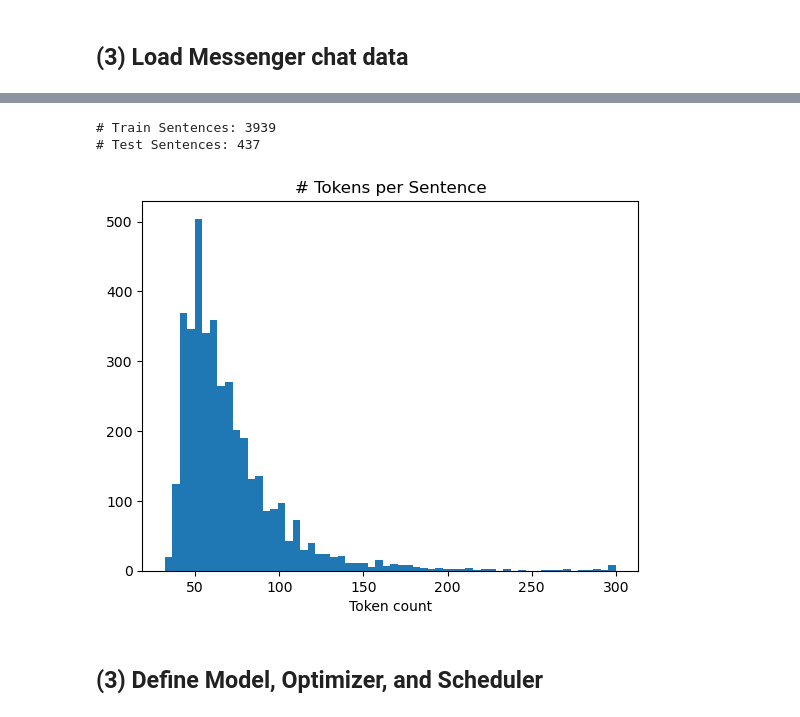
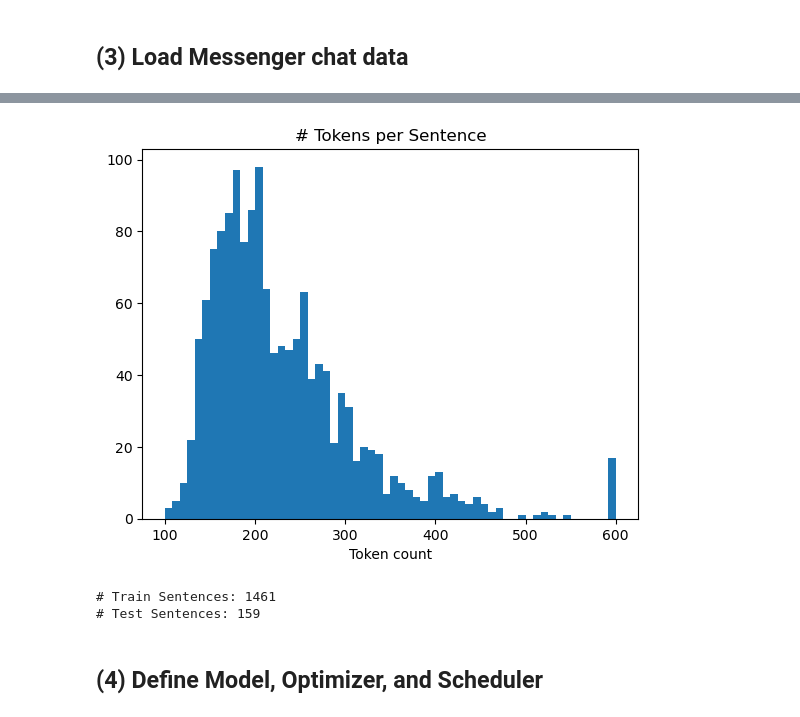
Before and after one commit to johnma2006/candle, a Jupyter notebook: experiments/nlp_experiments/5.0 LoRA fine-tuning Llama on my Messenger chats.ipynb, the cells around one changed output, grey strips where cells are left out. Drawn from its saved outputs; the diff is of its cells as text; code cells hidden in the pictures.

Commit message:
Add LoRA finetune experiment

```diff
--- a/experiments/nlp_experiments/5.0 LoRA fine-tuning Llama on my Messenger chats.ipynb
+++ b/experiments/nlp_experiments/5.0 LoRA fine-tuning Llama on my Messenger chats.ipynb
@@ -27,9 +28,9 @@ import experiments.textgenutils as gutils
 class Config:
     # Optimization configs
 
-    ITERATIONS = 800  # Roughly 2 epochs
+    ITERATIONS = 700  # Roughly 1 epoch
     WARMUP_STEPS = 40
-    BATCH_SIZE = 10
+    BATCH_SIZE = 2
     LEARNING_RATE = 1e-4
     WEIGHT_DECAY = 0.0
     ADAM_BETAS = (0.9, 0.95)
@@ -38,15 +39,15 @@ class Config:
     # Dashboard configs
 
     EVAL_ITERS = 5
-    EVAL_BATCH_SIZE = 10
+    EVAL_BATCH_SIZE = 1
     EVAL_FRACTION = 0.1
     DASHBOARD_REFRESH_ITERS = 1
-    SAMPLE_GENERATION_ITERS = 20
+    SAMPLE_GENERATION_ITERS = 10
 
     # LoRA configs
 
-    LORA_RANK = 8
-    LORA_ALPHA = 16
+    LORA_RANK = 16
+    LORA_ALPHA = 32
     LORA_DROPOUT = 0.05
 
 
@@ -58,7 +59,7 @@ MODEL_DIR = '/mnt/disks/disk1/llama2/'
 tokenizer = candle.models.llama.LlamaTokenizer(os.path.join(MODEL_DIR, 'tokenizer.model'))
 pad_id = tokenizer.sp_model.pad_id()
 # %%
-SYSTEM_MESSAGE = ('You are John Ma on a messenging app.')
-chat_template = candle.nlp.chattemplates.LlamaChatTemplate(system_message=SYSTEM_MESSAGE)
+chat_template = candle.nlp.chattemplates.LlamaChatTemplate(system_message='You are John Ma.')
+# chat_template = candle.nlp.chattemplates.LlamaChatTemplate(system_message=None)
 # %% [markdown]
 ## (3) Load Messenger chat data
@@ -65,7 +68,12 @@ chat_template = candle.nlp.chattemplates.LlamaChatTemplate(system_message=SYSTEM
 # %%
-with open('/home/johnma2006/candle/experiments/nlp_experiments/chats/messenger_chats.json', 'r' ) as f:
+# Path to the cleaned, curated Messenger chats in JSON format
+messenger_chat_json = '/home/johnma2006/messengerchats/messenger_chat.json'
+
+with open(messenger_chat_json, 'r' ) as f:
     messenger_chat_json = json.load(f)
-messenger_chat_json = [[{'role': 'system', 'content': chat_template.system_message}] + m for m in messenger_chat_json]
+
+if chat_template.system_message is not None:
+    messenger_chat_json = [[{'role': 'system', 'content': chat_template.system_message}] + m for m in messenger_chat_json]
 
 chats = [chat_template.apply_chat_template(message, add_generation_prompt=False) for message in messenger_chat_json]
 # %%
@@ -87,16 +107,10 @@ sentences = [tokenizer.encode(chat) for chat in chats]
 test_i = np.random.choice(len(sentences), int(len(sentences) * config.EVAL_FRACTION), replace=False)
 test_sentences = [sentences[i] for i in test_i]
 train_sentences = [sentences[i] for i in range(len(sentences)) if i not in test_i]
-
-print('# Train Sentences:', len(train_sentences))
-print('# Test Sentences:', len(test_sentences))
-# %% [output]
-# Train Sentences: 3939
-# Test Sentences: 437
 # %%
-plt.hist([min(300, len(i)) for i in train_sentences], bins=60)
+plt.hist([min(600, len(i)) for i in train_sentences], bins=60)
 plt.title('# Tokens per Sentence')
 plt.xlabel('Token count')
 plt.show()
 # %% [output]
-[figure, old version]
+[figure, new version]
@@ -107,5 +117,18 @@ TOKEN_TRUNCATION_LEN = 200
+# %%
+# Set truncation length based on the above histogram
+
+TOKEN_TRUNCATION_LEN = 500
+
+train_sentences = [i for i in train_sentences if len(i) <= TOKEN_TRUNCATION_LEN]
+test_sentences = [i for i in test_sentences if len(i) <= TOKEN_TRUNCATION_LEN]
+
+print('# Train Sentences:', len(train_sentences))
+print('# Test Sentences:', len(test_sentences))
+# %% [output]
+# Train Sentences: 1461
+# Test Sentences: 159
 # %% [markdown]
-## (3) Define Model, Optimizer, and Scheduler
+## (4) Define Model, Optimizer, and Scheduler
 # %%
 os.environ['TRANSFORMERS_CACHE'] = '/mnt/disks/disk1'
 # %%
```
Also changed, not shown: parts of 17 cells of this notebook, 2 other files.
